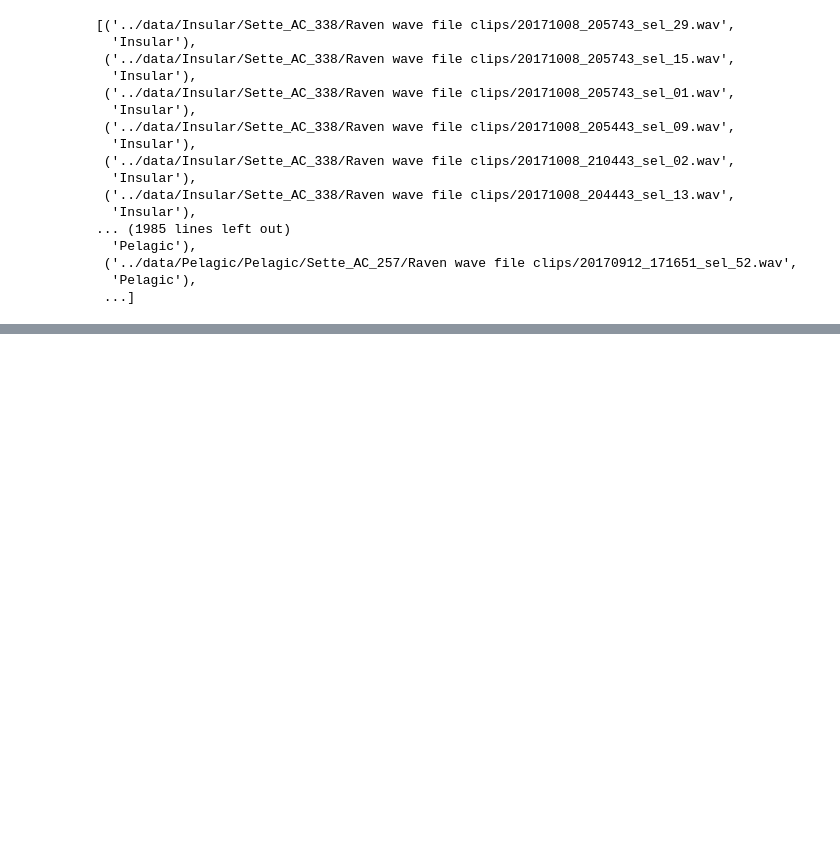
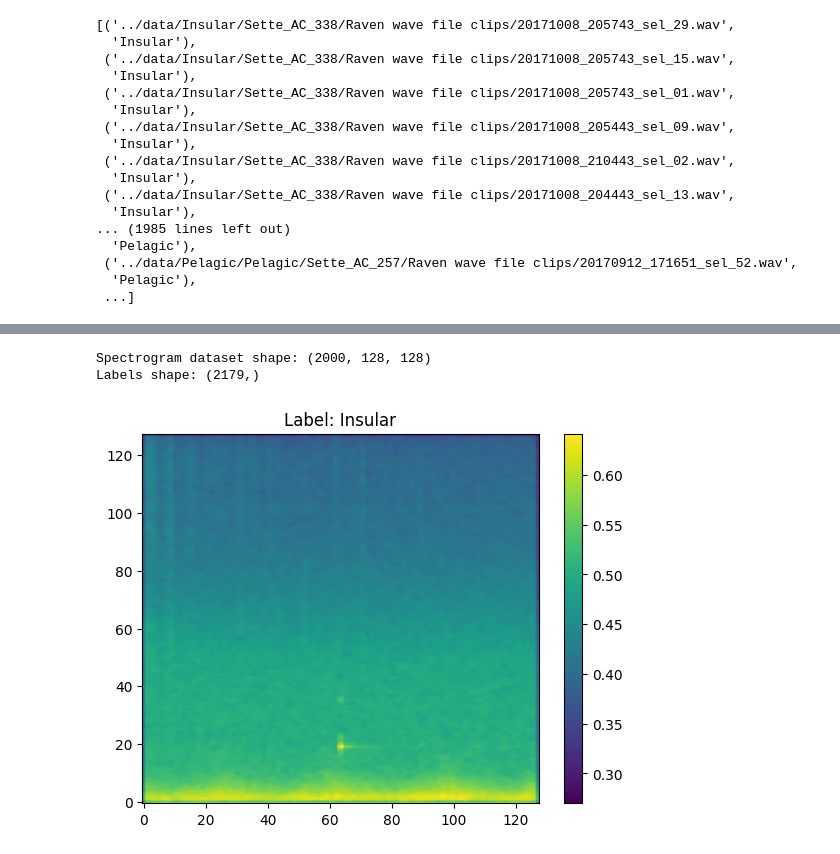
Before and after one commit to tsm4SA/masters_project, a Jupyter notebook: scripts/workbook.ipynb, the cells around one changed output, grey strips where cells are left out. Saved outputs shown, nothing was run; the diff lists cells and outputs as text; code cells hidden in the pictures; blank space fills up the shorter version.

Commit message:
created spectrograms but labels out of sync

```diff
--- a/scripts/workbook.ipynb
+++ b/scripts/workbook.ipynb
@@ -115,0 +111,15 @@ print(sys.executable)
+# %%
+spectrograms_resized = np.array(spectrograms_resized)
+print(f"Spectrogram dataset shape: {spectrograms_resized.shape}")
+print(f"Labels shape: {y.shape}")
+
+# To visualize one spectrogram
+import matplotlib.pyplot as plt
+plt.imshow(spectrograms_resized[0], aspect='auto', origin='lower')
+plt.title(f"Label: {labels[0]}")
+plt.colorbar()
+plt.show()
+# %% [output]
+Spectrogram dataset shape: (2000, 128, 128)
+Labels shape: (2179,)
+[figure, added]
```
Also changed, not shown: parts of 9 cells of this notebook.
